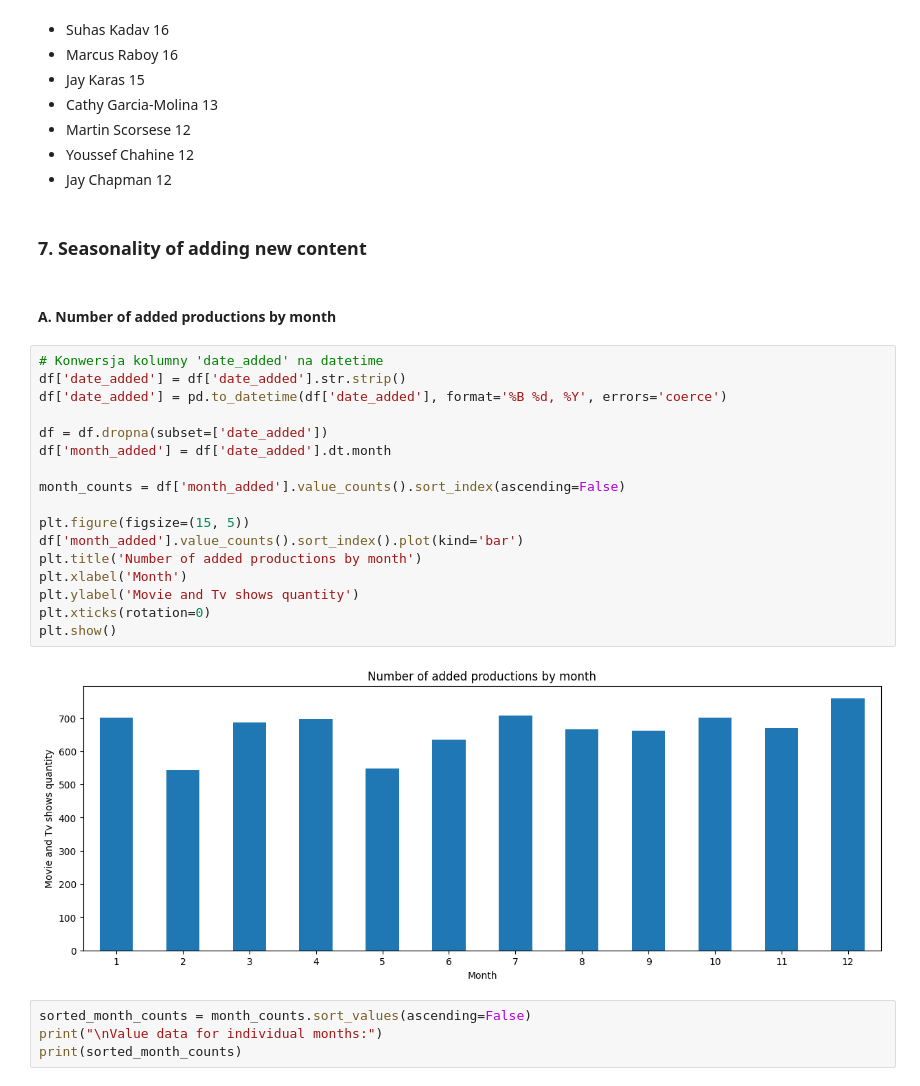
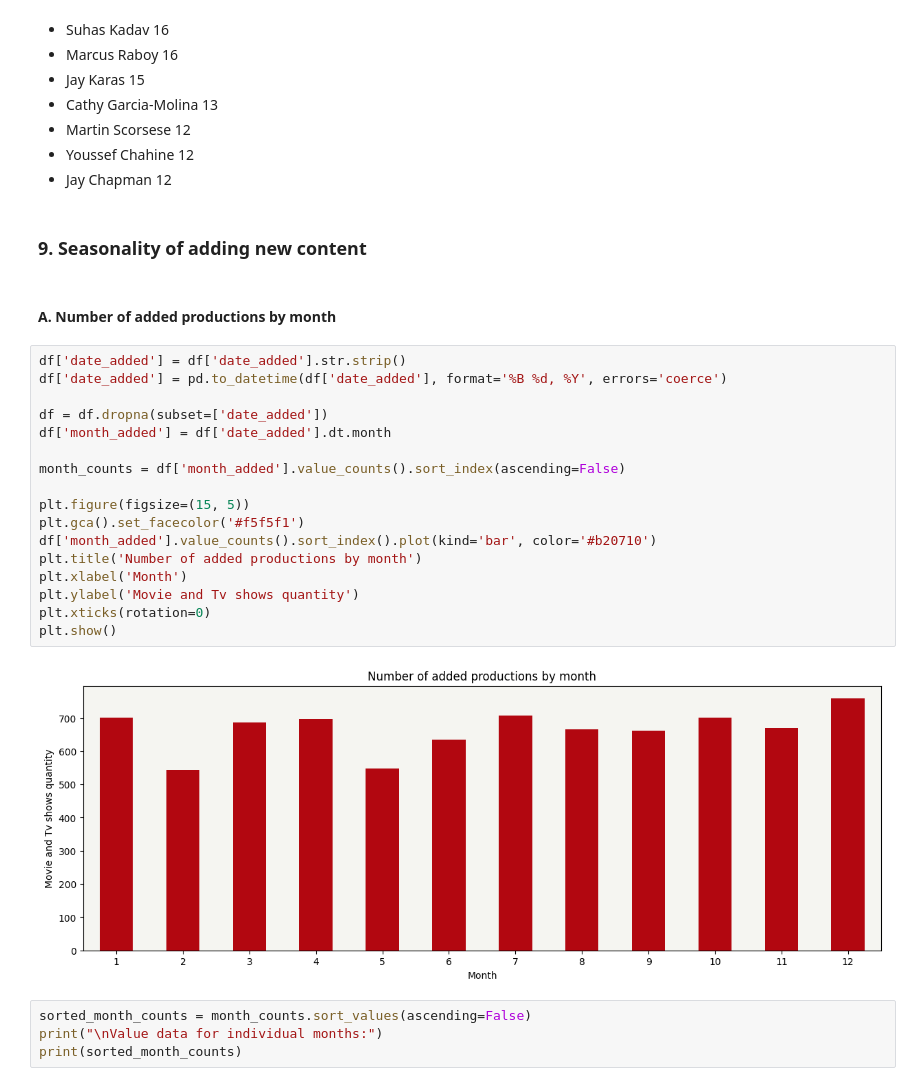
Before and after one commit to sendecka/MY_PROJECT-, a Jupyter notebook: 01 PROJECT - NETFLIX/netflix.ipynb, the cells around one changed output. Saved outputs shown, nothing was run; the diff lists cells and outputs as text.

```diff
--- a/01 PROJECT - NETFLIX/netflix.ipynb
+++ b/01 PROJECT - NETFLIX/netflix.ipynb
@@ -453,28 +487,28 @@ The director who created the most films is Rajiv Chilaka - 22 films. Next are:
 - Youssef Chahine        12
 - Jay Chapman            12
 # %% [markdown]
-### 7. Seasonality of adding new content
+### 9. Seasonality of adding new content
 # %% [markdown]
 #### A. Number of added productions by month
 # %%
-# Konwersja kolumny 'date_added' na datetime
 df['date_added'] = df['date_added'].str.strip()
 df['date_added'] = pd.to_datetime(df['date_added'], format='%B %d, %Y', errors='coerce')
 
 df = df.dropna(subset=['date_added'])
 df['month_added'] = df['date_added'].dt.month
 
 month_counts = df['month_added'].value_counts().sort_index(ascending=False)
 
 plt.figure(figsize=(15, 5))
-df['month_added'].value_counts().sort_index().plot(kind='bar')
+plt.gca().set_facecolor('#f5f5f1')
+df['month_added'].value_counts().sort_index().plot(kind='bar', color='#b20710')
 plt.title('Number of added productions by month')
 plt.xlabel('Month')
 plt.ylabel('Movie and Tv shows quantity')
 plt.xticks(rotation=0)
 plt.show()
 # %% [output]
-[figure, old version]
+[figure, new version]
 # %%
 sorted_month_counts = month_counts.sort_values(ascending=False)
 print("\nValue data for individual months:")
```
Also changed, not shown: parts of 50 cells of this notebook.
